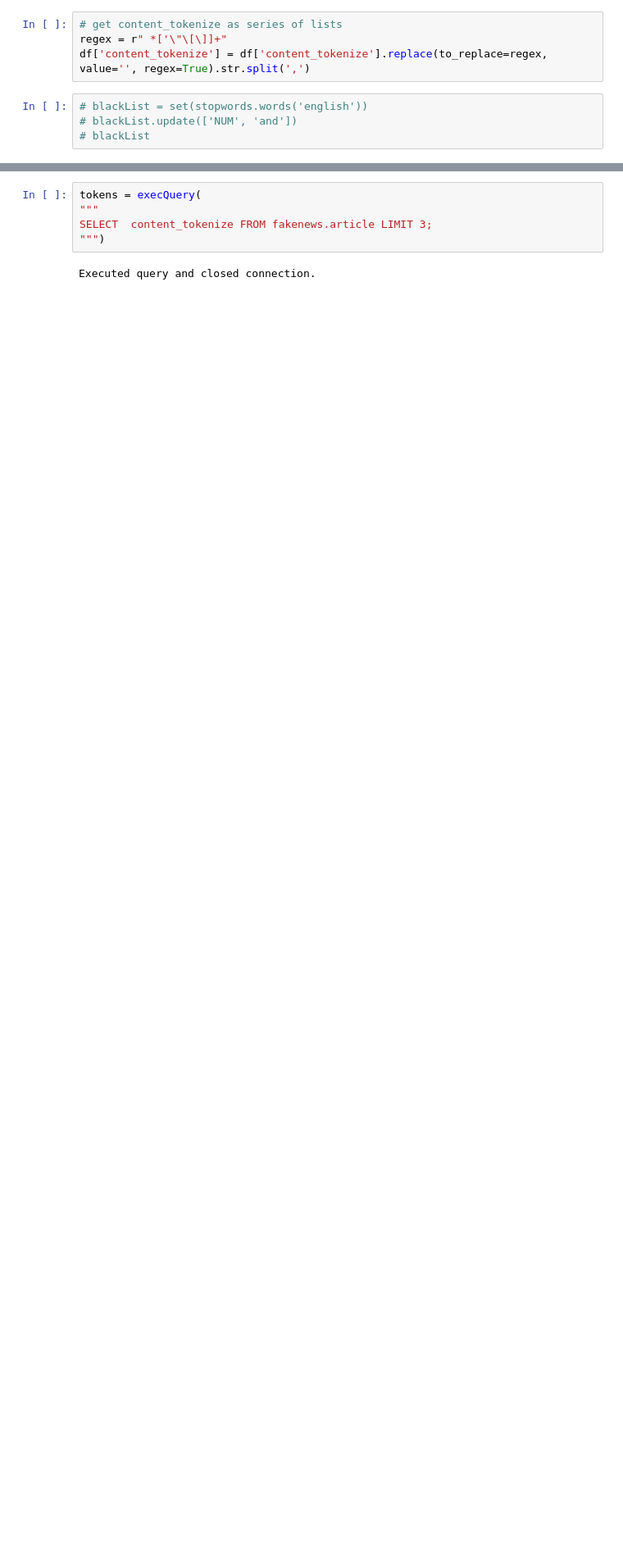
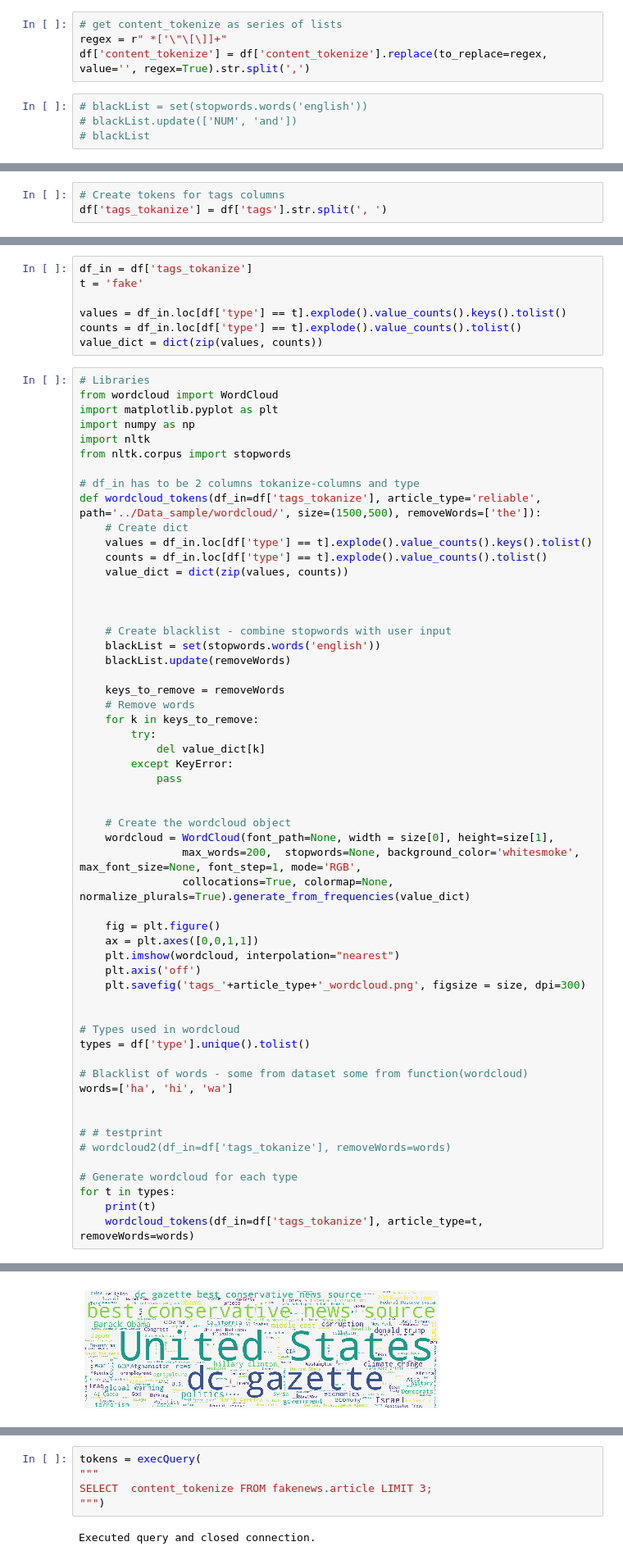
Before and after one commit to SystemOut1324/Datascience_Final_Project, a Jupyter notebook: Appendix/Manual/Setup_exploration_daniel.ipynb, the cells around one changed output, grey strips where cells are left out. Shown at 82% size. Drawn from its saved outputs; the diff is of its cells as text; blank space fills up the shorter version.

```diff
--- a/Appendix/Manual/Setup_exploration_daniel.ipynb
+++ b/Appendix/Manual/Setup_exploration_daniel.ipynb
@@ -132,0 +135,3 @@ reliable
+# %%
+# Create tokens for tags columns
+df['tags_tokanize'] = df['tags'].str.split(', ')
@@ -132,0 +153,64 @@ reliable
+# %%
+df_in = df['tags_tokanize']
+t = 'fake'
+
+values = df_in.loc[df['type'] == t].explode().value_counts().keys().tolist()
+counts = df_in.loc[df['type'] == t].explode().value_counts().tolist()
+value_dict = dict(zip(values, counts))
+# %%
+# Libraries
+from wordcloud import WordCloud
+import matplotlib.pyplot as plt
+import numpy as np
+import nltk
+from nltk.corpus import stopwords
+
+# df_in has to be 2 columns tokanize-columns and type
+def wordcloud_tokens(df_in=df['tags_tokanize'], article_type='reliable', path='../Data_sample/wordcloud/', size=(1500,500), removeWords=['the']):
+    # Create dict
+    values = df_in.loc[df['type'] == t].explode().value_counts().keys().tolist()
+    counts = df_in.loc[df['type'] == t].explode().value_counts().tolist()
+    value_dict = dict(zip(values, counts))
+
+
+
+    # Create blacklist - combine stopwords with user input
+    blackList = set(stopwords.words('english'))
+    blackList.update(removeWords)
+
+    keys_to_remove = removeWords
+    # Remove words
+    for k in keys_to_remove:
+        try:
+            del value_dict[k]
+        except KeyError:
+            pass
+
+
+    # Create the wordcloud object
+    wordcloud = WordCloud(font_path=None, width = size[0], height=size[1],
+                max_words=200,  stopwords=None, background_color='whitesmoke', max_font_size=None, font_step=1, mode='RGB',
+                collocations=True, colormap=None, normalize_plurals=True).generate_from_frequencies(value_dict)
+
+    fig = plt.figure()
+    ax = plt.axes([0,0,1,1])
+    plt.imshow(wordcloud, interpolation="nearest")
+    plt.axis('off')
+    plt.savefig('tags_'+article_type+'_wordcloud.png', figsize = size, dpi=300)
+
+
+# Types used in wordcloud
+types = df['type'].unique().tolist()
+
+# Blacklist of words - some from dataset some from function(wordcloud)
+words=['ha', 'hi', 'wa']
+
+
+# # testprint
+# wordcloud2(df_in=df['tags_tokanize'], removeWords=words)
+
+# Generate wordcloud for each type
+for t in types:
+    print(t)
+    wordcloud_tokens(df_in=df['tags_tokanize'], article_type=t, removeWords=words)
+# %% [output]
@@ -132,0 +227 @@ reliable
+[figure, added]
```
Also changed, not shown: parts of 8 cells of this notebook, 1 other file.
